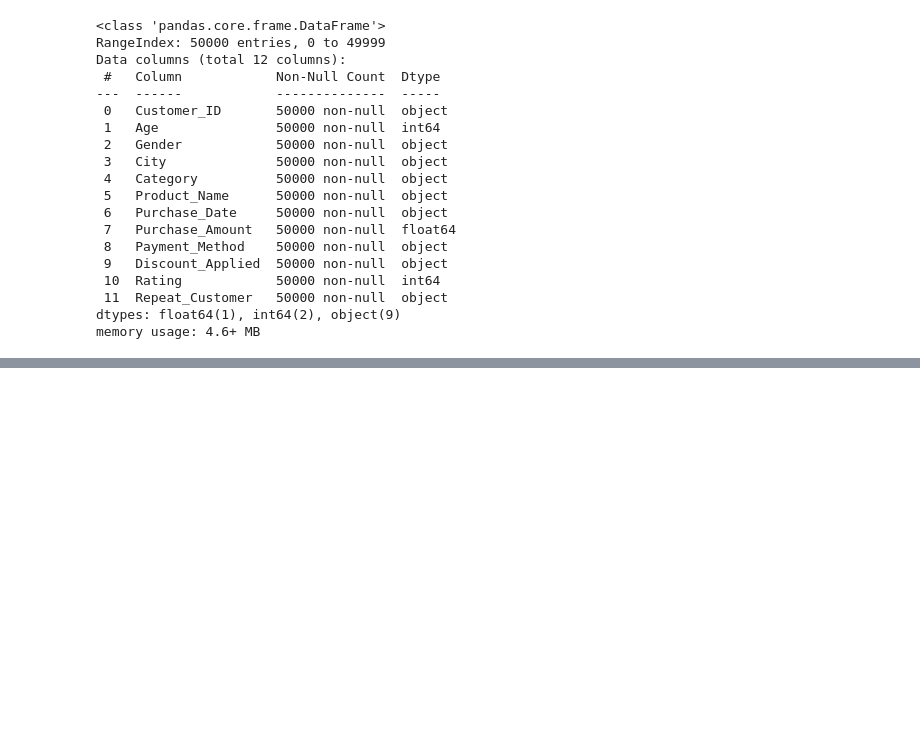
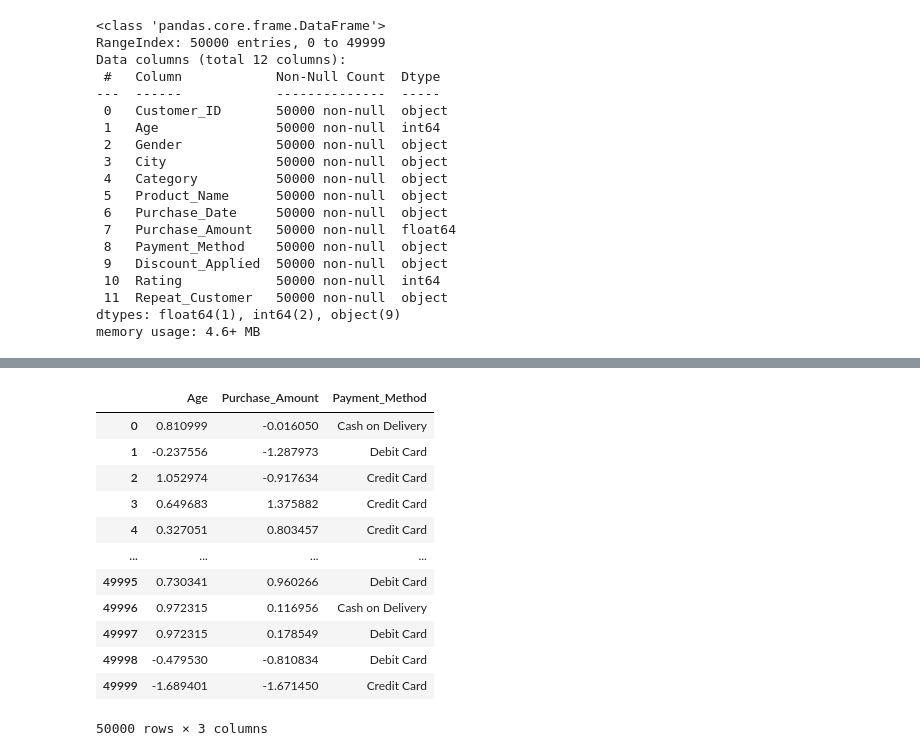
Before and after one commit to DiaHere/Food-and-Beverage-across-all-US-states-Analysis, a Jupyter notebook: notebook.ipynb, the cells around one changed output, grey strips where cells are left out. Cells and saved outputs as stored; diff of their text form; code cells hidden in the pictures; blank space fills up the shorter version.

```diff
--- a/notebook.ipynb
+++ b/notebook.ipynb
@@ -55,0 +114,18 @@ len(df['City'].unique())
+# %%
+# adding the payment methods column
+df_scalled['Payment_Method'] = df['Payment_Method'].copy()
+df_scalled
+# %% [output]
+|  | Age | Purchase_Amount | Payment_Method |
+| 0 | 0.810999 | -0.016050 | Cash on Delivery |
+| 1 | -0.237556 | -1.287973 | Debit Card |
+| 2 | 1.052974 | -0.917634 | Credit Card |
+| 3 | 0.649683 | 1.375882 | Credit Card |
+| 4 | 0.327051 | 0.803457 | Credit Card |
+| ... | ... | ... | ... |
+| 49995 | 0.730341 | 0.960266 | Debit Card |
+| 49996 | 0.972315 | 0.116956 | Cash on Delivery |
+| 49997 | 0.972315 | 0.178549 | Debit Card |
+| 49998 | -0.479530 | -0.810834 | Debit Card |
+| 49999 | -1.689401 | -1.671450 | Credit Card |
+50000 rows × 3 columns
```
Also changed, not shown: parts of 19 cells of this notebook, 2 other files.
